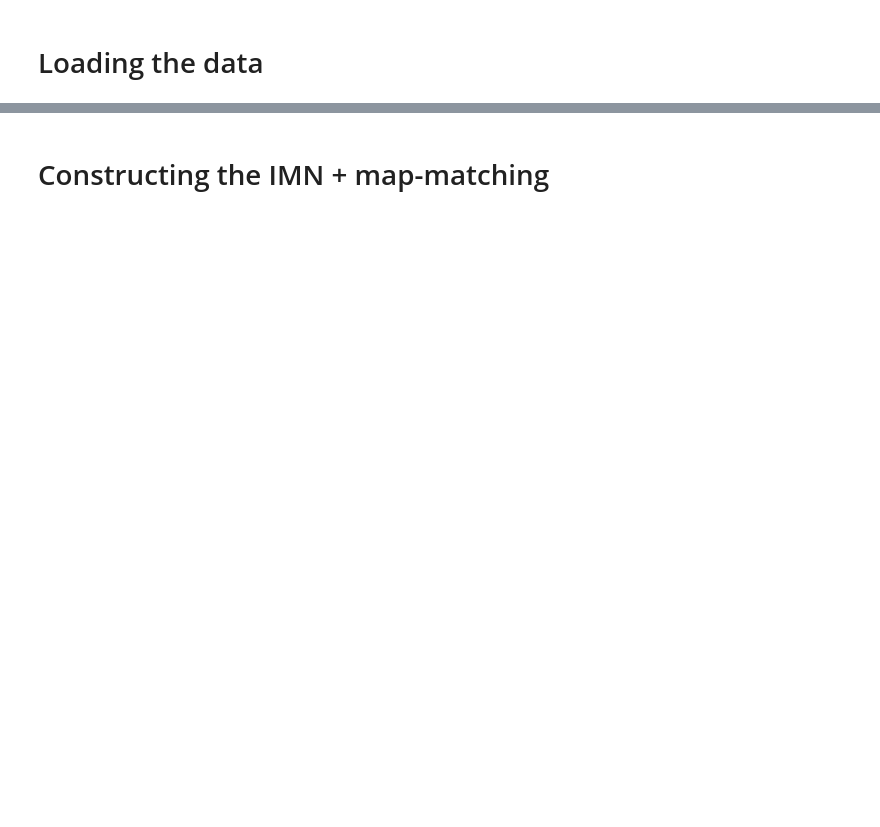
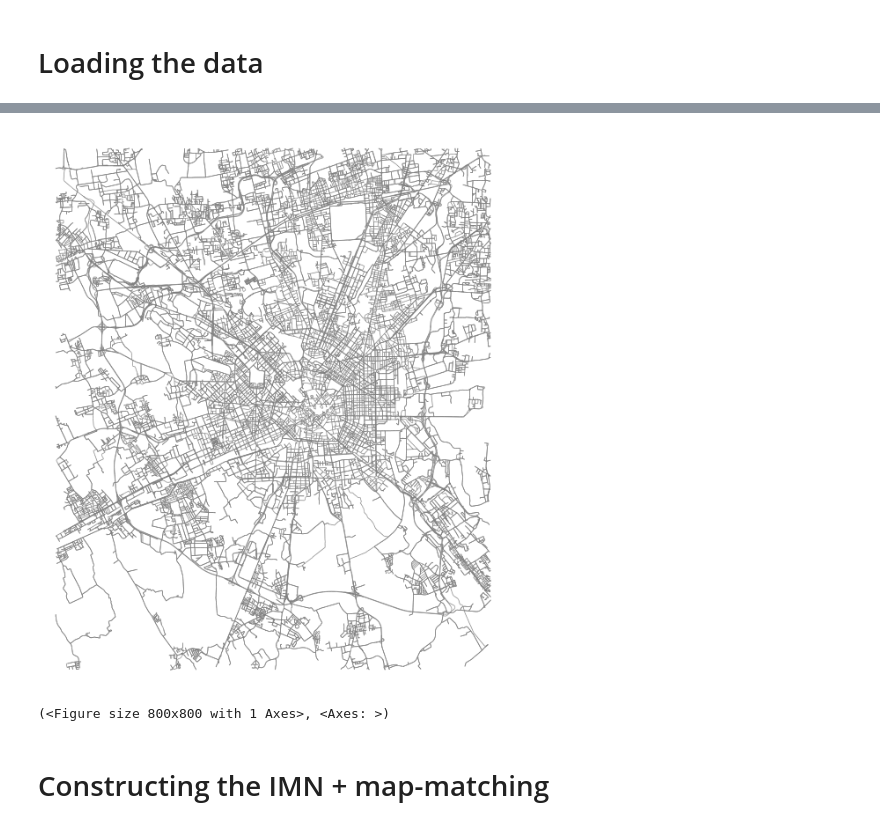
Before and after one commit to Slocon00/synth-route-gen, a Jupyter notebook: example.ipynb, the cells around one changed output, grey strips where cells are left out. Drawn from its saved outputs; the diff is of its cells as text; code cells hidden in the pictures; blank space fills up the shorter version.

```diff
--- a/example.ipynb
+++ b/example.ipynb
@@ -18,7 +20,6 @@ points_df = pd.read_csv('data/sample_Milan_2007.csv.gz').rename(columns={
     'lat':'latitude'
 })
 
-points_df = points_df[points_df['quality'] == 3]
-
 # Convert timestamp string to Epoch in seconds
 points_df['timestamp'] = pd.to_datetime(points_df['timestamp']).values.astype(np.int64) // 10 ** 9
+points_df.head()
@@ -37,3 +46,8 @@ ox.save_graphml(G, 'data/milan0_2007_graph.graphml')
+# %%
+ox.plot_graph(G, node_size=0, edge_linewidth=0.5, edge_color='gray', bgcolor='white')
+# %% [output]
+[figure, added]
+(<Figure size 800x800 with 1 Axes>, <Axes: >)
 # %% [markdown]
 # Constructing the IMN + map-matching
 # %%
```
Also changed, not shown: parts of 28 cells of this notebook, 4 other files.
